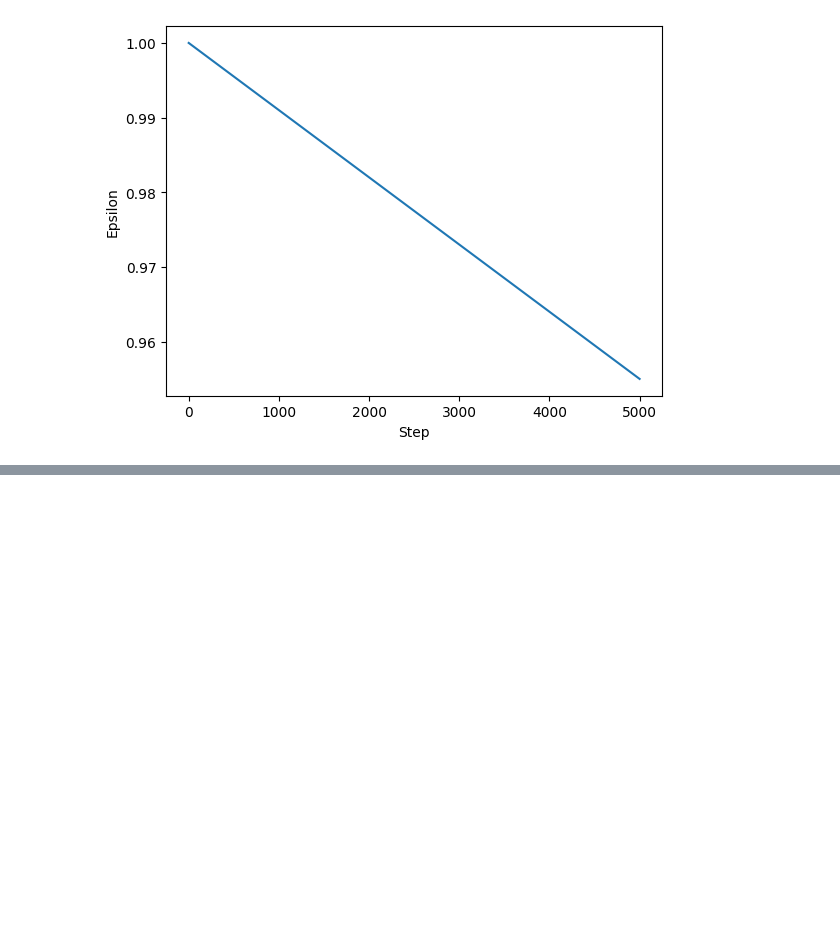
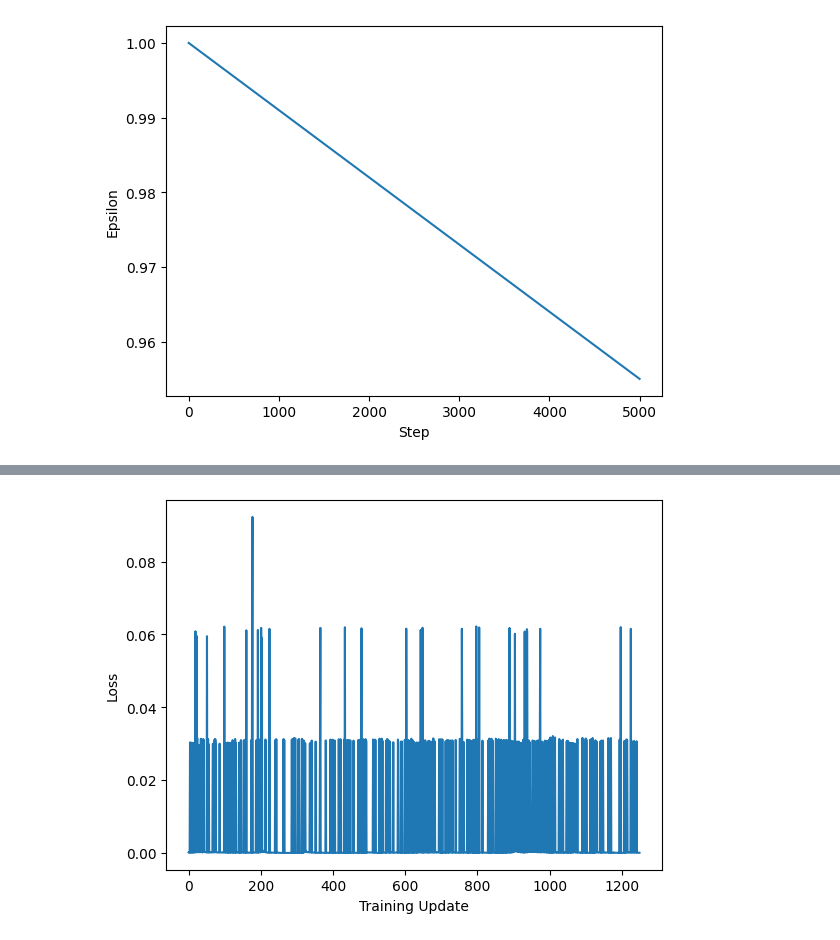
Before and after one commit to sarthaknandwani/DQN_Extensions, a Jupyter notebook: notebooks/template.ipynb, the cells around one changed output, grey strips where cells are left out. Drawn from its saved outputs; the diff is of its cells as text; code cells hidden in the pictures; blank space fills up the shorter version.

```diff
--- a/notebooks/template.ipynb
+++ b/notebooks/template.ipynb
@@ -1339,0 +1501,10 @@ plt.show()
+# %%
+# Loss
+plt.plot(
+    losses
+)
+plt.xlabel("Training Update")
+plt.ylabel("Loss")
+plt.show()
+# %% [output]
+[figure, added]
```
Also changed, not shown: parts of 24 cells of this notebook.
